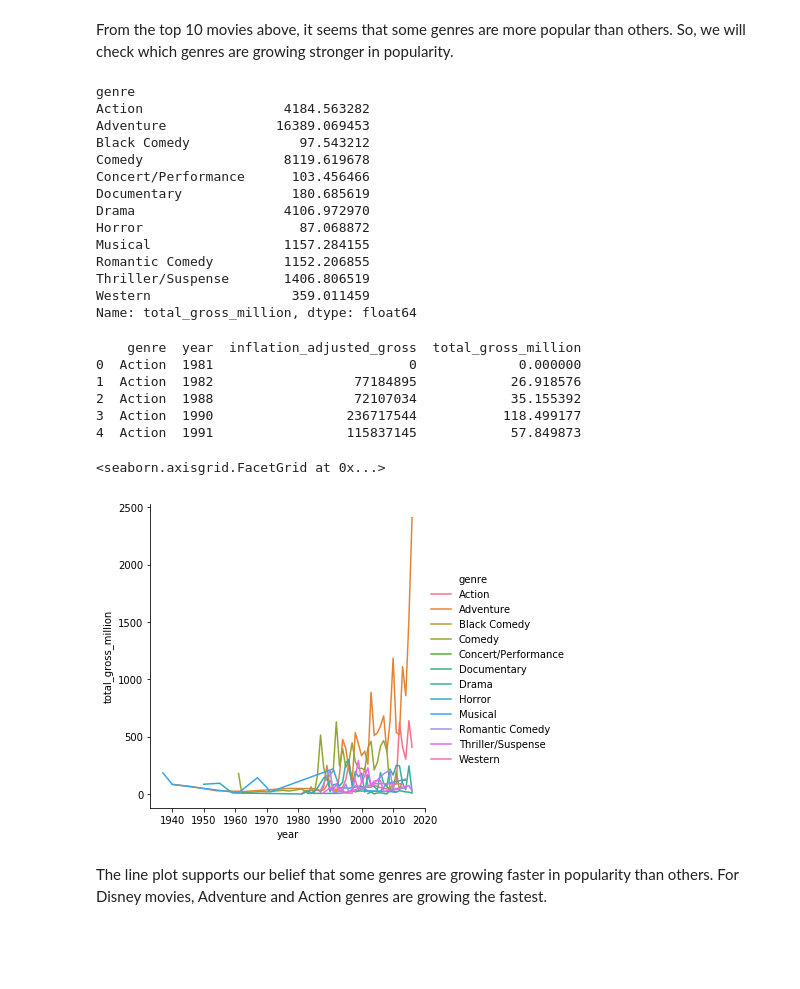
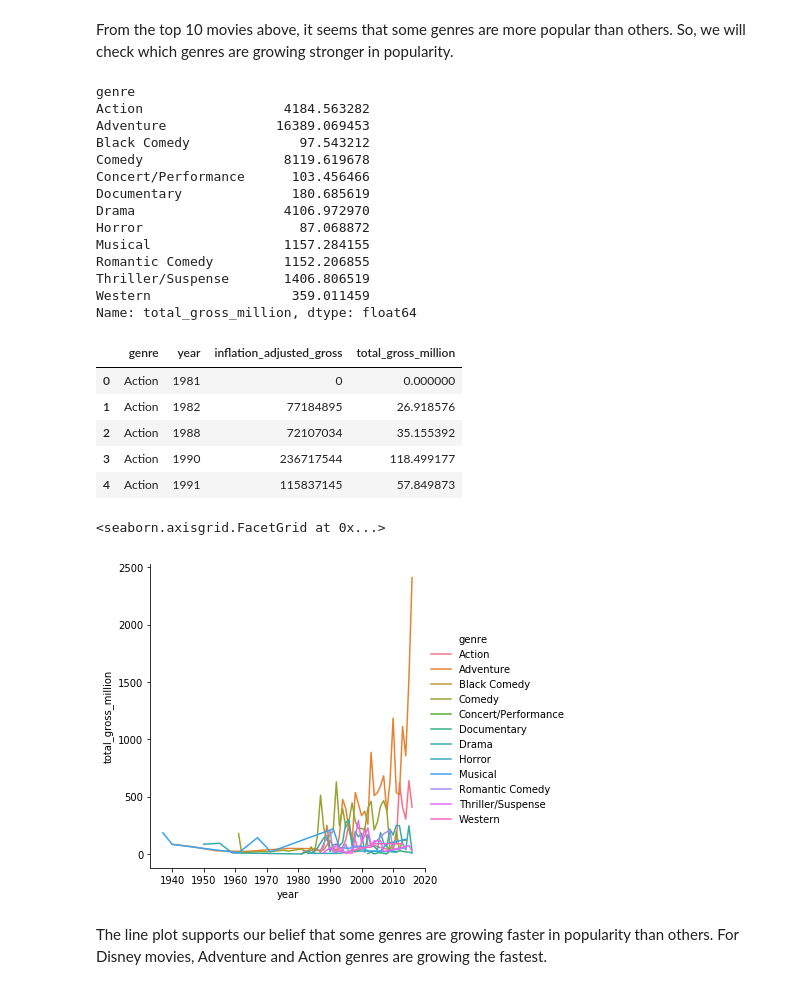
Before and after one commit to sirinda-p/projects-instructor-application-python, a Jupyter notebook: audition.ipynb, the cells around one changed output. Cells and saved outputs as stored; diff of their text form; code cells hidden in the pictures; blank space fills up the shorter version.

```diff
--- a/audition.ipynb
+++ b/audition.ipynb
@@ -104,41 +104,41 @@ display(gross_df.groupby('genre').sum()['total_gross_million'])
 gross_df['year'] = [d.year for d in gross_df["release_date"]]
 
 # Calculate sum of total gross by genre and then by year.
 group = gross_df.groupby(['genre','year']).sum()
 
 # Convert the GroupBy object to a DataFrame so that we can use the DataFrame for a line plot
 # We can do that by reseting the index of the GroupBy object
 # (May need to give a hint on this reset_index() function)
 genre_yearly_df = group.reset_index()
 
 # Print the first 5 rows of the DataFrame above
-print(genre_yearly_df.head())
+display(genre_yearly_df.head())
 
 # Make a line plot using a Seaborn library
 import seaborn as sns
 sns.relplot(x='year', y='total_gross_million', kind='line', hue='genre',data=genre_yearly_df)
 # %% [output]
 genre
 Action                  4184.563282
 Adventure              16389.069453
 Black Comedy              97.543212
 Comedy                  8119.619678
 Concert/Performance      103.456466
 Documentary              180.685619
 Drama                   4106.972970
 Horror                    87.068872
 Musical                 1157.284155
 Romantic Comedy         1152.206855
 Thriller/Suspense       1406.806519
 Western                  359.011459
 Name: total_gross_million, dtype: float64
+|  | genre | year | inflation_adjusted_gross | total_gross_million |
+| 0 | Action | 1981 | 0 | 0.000000 |
+| 1 | Action | 1982 | 77184895 | 26.918576 |
+| 2 | Action | 1988 | 72107034 | 35.155392 |
+| 3 | Action | 1990 | 236717544 | 118.499177 |
+| 4 | Action | 1991 | 115837145 | 57.849873 |
-    genre  year  inflation_adjusted_gross  total_gross_million
-0  Action  1981                         0             0.000000
-1  Action  1982                  77184895            26.918576
-2  Action  1988                  72107034            35.155392
-3  Action  1990                 236717544           118.499177
-4  Action  1991                 115837145            57.849873
+<seaborn.axisgrid.FacetGrid at 0x...>
-<seaborn.axisgrid.FacetGrid at 0x...>
 [figure]
 # %% [markdown]
 The line plot supports our belief that some genres are growing faster in popularity than others. For Disney movies, Adventure and Action genres are growing the fastest.
```
